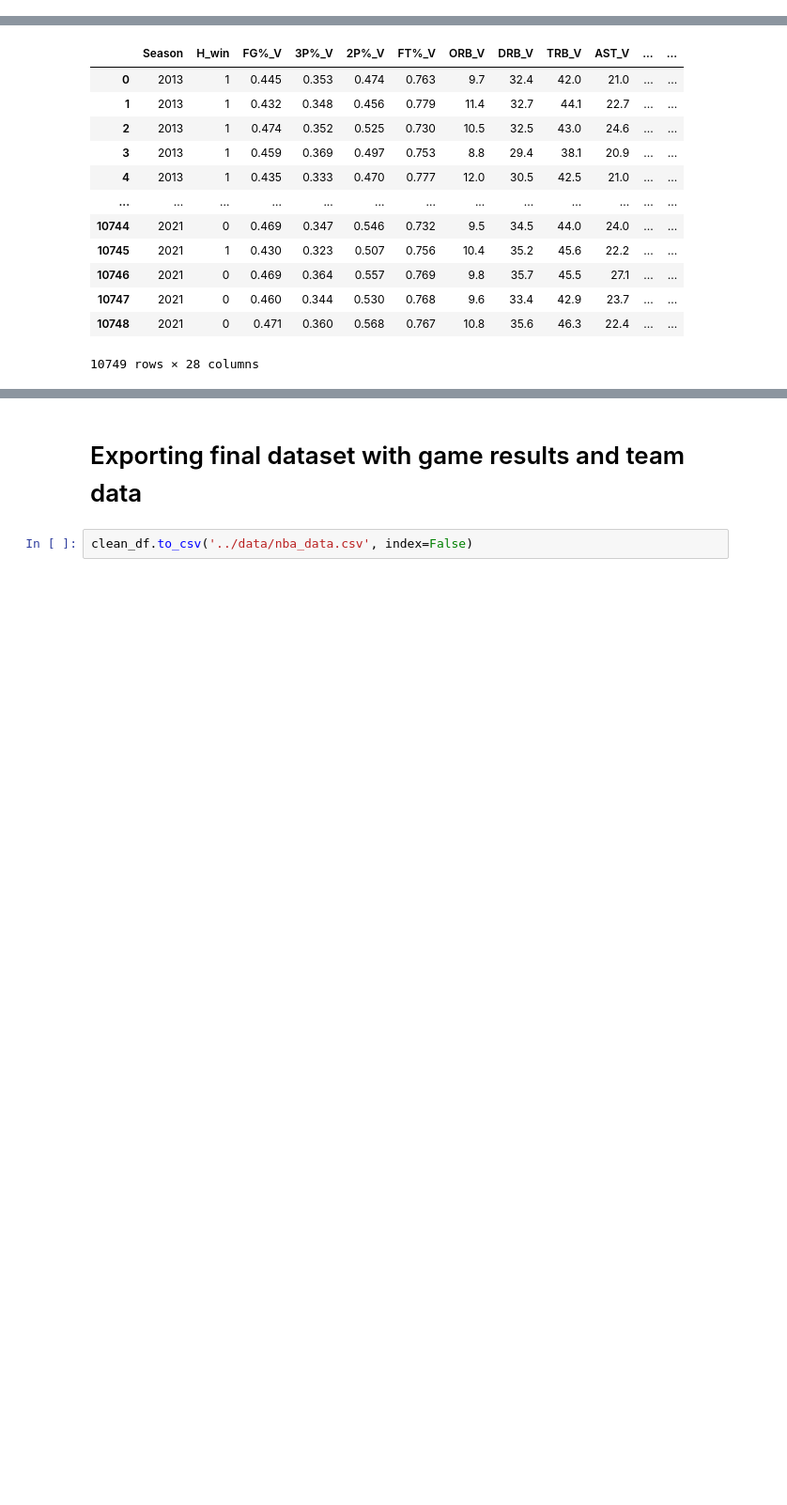
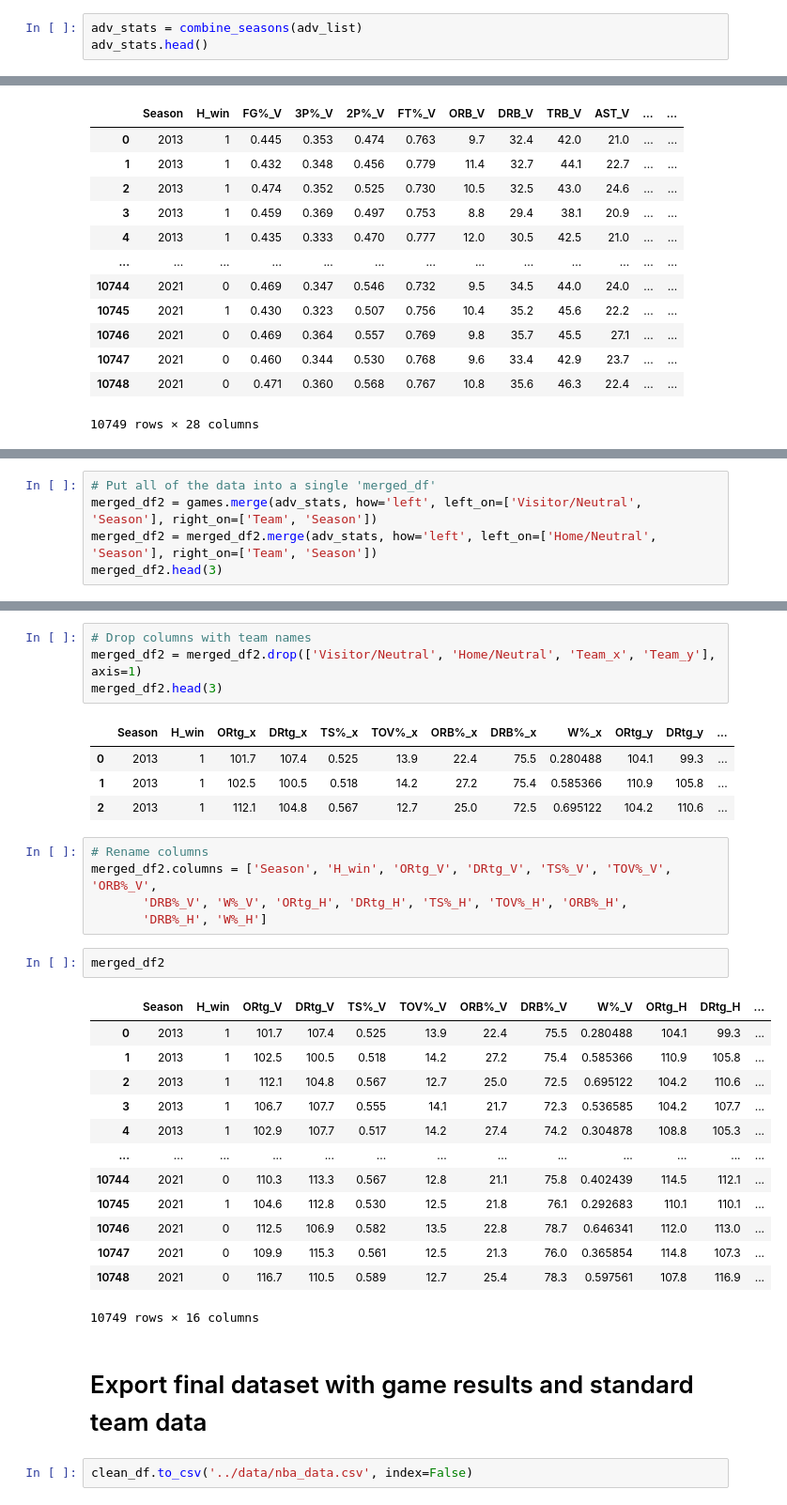
Before and after one commit to edubf22/nba-games, a Jupyter notebook: notebooks/data-preparation.ipynb, the cells around one changed output, grey strips where cells are left out. Shown: that part at 94% size. Drawn from its saved outputs; the diff is of its cells as text; blank space fills up the shorter version.

```diff
--- a/notebooks/data-preparation.ipynb
+++ b/notebooks/data-preparation.ipynb
@@ -358,0 +373,3 @@ stats.shape
+# %%
+adv_stats = combine_seasons(adv_list)
+adv_stats.head()
@@ -442,0 +479,5 @@ clean_df
+# %%
+# Put all of the data into a single 'merged_df'
+merged_df2 = games.merge(adv_stats, how='left', left_on=['Visitor/Neutral', 'Season'], right_on=['Team', 'Season'])
+merged_df2 = merged_df2.merge(adv_stats, how='left', left_on=['Home/Neutral', 'Season'], right_on=['Team', 'Season'])
+merged_df2.head(3)
@@ -443,4 +489,34 @@ clean_df
+# %%
+# Drop columns with team names
+merged_df2 = merged_df2.drop(['Visitor/Neutral', 'Home/Neutral', 'Team_x', 'Team_y'], axis=1)
+merged_df2.head(3)
+# %% [output]
+|  | Season | H_win | ORtg_x | DRtg_x | TS%_x | TOV%_x | ORB%_x | DRB%_x | W%_x | ORtg_y | DRtg_y | ... |
+| 0 | 2013 | 1 | 101.7 | 107.4 | 0.525 | 13.9 | 22.4 | 75.5 | 0.280488 | 104.1 | 99.3 | ... |
+| 1 | 2013 | 1 | 102.5 | 100.5 | 0.518 | 14.2 | 27.2 | 75.4 | 0.585366 | 110.9 | 105.8 | ... |
+| 2 | 2013 | 1 | 112.1 | 104.8 | 0.567 | 12.7 | 25.0 | 72.5 | 0.695122 | 104.2 | 110.6 | ... |
+# %%
+# Rename columns
+merged_df2.columns = ['Season', 'H_win', 'ORtg_V', 'DRtg_V', 'TS%_V', 'TOV%_V', 'ORB%_V',
+       'DRB%_V', 'W%_V', 'ORtg_H', 'DRtg_H', 'TS%_H', 'TOV%_H', 'ORB%_H',
+       'DRB%_H', 'W%_H']
+# %%
+merged_df2
+# %% [output]
+|  | Season | H_win | ORtg_V | DRtg_V | TS%_V | TOV%_V | ORB%_V | DRB%_V | W%_V | ORtg_H | DRtg_H | ... |
+| 0 | 2013 | 1 | 101.7 | 107.4 | 0.525 | 13.9 | 22.4 | 75.5 | 0.280488 | 104.1 | 99.3 | ... |
+| 1 | 2013 | 1 | 102.5 | 100.5 | 0.518 | 14.2 | 27.2 | 75.4 | 0.585366 | 110.9 | 105.8 | ... |
+| 2 | 2013 | 1 | 112.1 | 104.8 | 0.567 | 12.7 | 25.0 | 72.5 | 0.695122 | 104.2 | 110.6 | ... |
+| 3 | 2013 | 1 | 106.7 | 107.7 | 0.555 | 14.1 | 21.7 | 72.3 | 0.536585 | 104.2 | 107.7 | ... |
+| 4 | 2013 | 1 | 102.9 | 107.7 | 0.517 | 14.2 | 27.4 | 74.2 | 0.304878 | 108.8 | 105.3 | ... |
+| ... | ... | ... | ... | ... | ... | ... | ... | ... | ... | ... | ... | ... |
+| 10744 | 2021 | 0 | 110.3 | 113.3 | 0.567 | 12.8 | 21.1 | 75.8 | 0.402439 | 114.5 | 112.1 | ... |
+| 10745 | 2021 | 1 | 104.6 | 112.8 | 0.530 | 12.5 | 21.8 | 76.1 | 0.292683 | 110.1 | 110.1 | ... |
+| 10746 | 2021 | 0 | 112.5 | 106.9 | 0.582 | 13.5 | 22.8 | 78.7 | 0.646341 | 112.0 | 113.0 | ... |
+| 10747 | 2021 | 0 | 109.9 | 115.3 | 0.561 | 12.5 | 21.3 | 76.0 | 0.365854 | 114.8 | 107.3 | ... |
+| 10748 | 2021 | 0 | 116.7 | 110.5 | 0.589 | 12.7 | 25.4 | 78.3 | 0.597561 | 107.8 | 116.9 | ... |
+10749 rows × 16 columns
 # %% [markdown]
-# Exporting final dataset with game results and team data
+# Export final dataset with game results and standard team data
 # %%
 clean_df.to_csv('../data/nba_data.csv', index=False)
```
Also changed, not shown: parts of 56 cells of this notebook.
